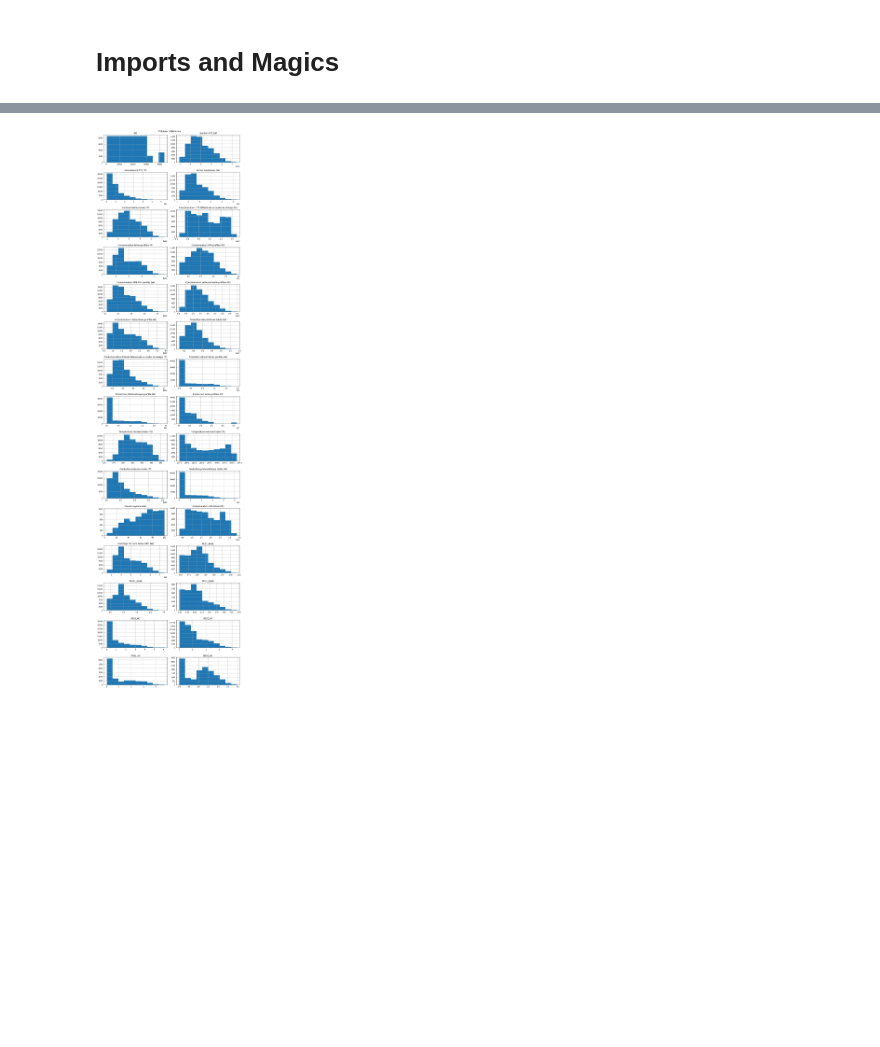
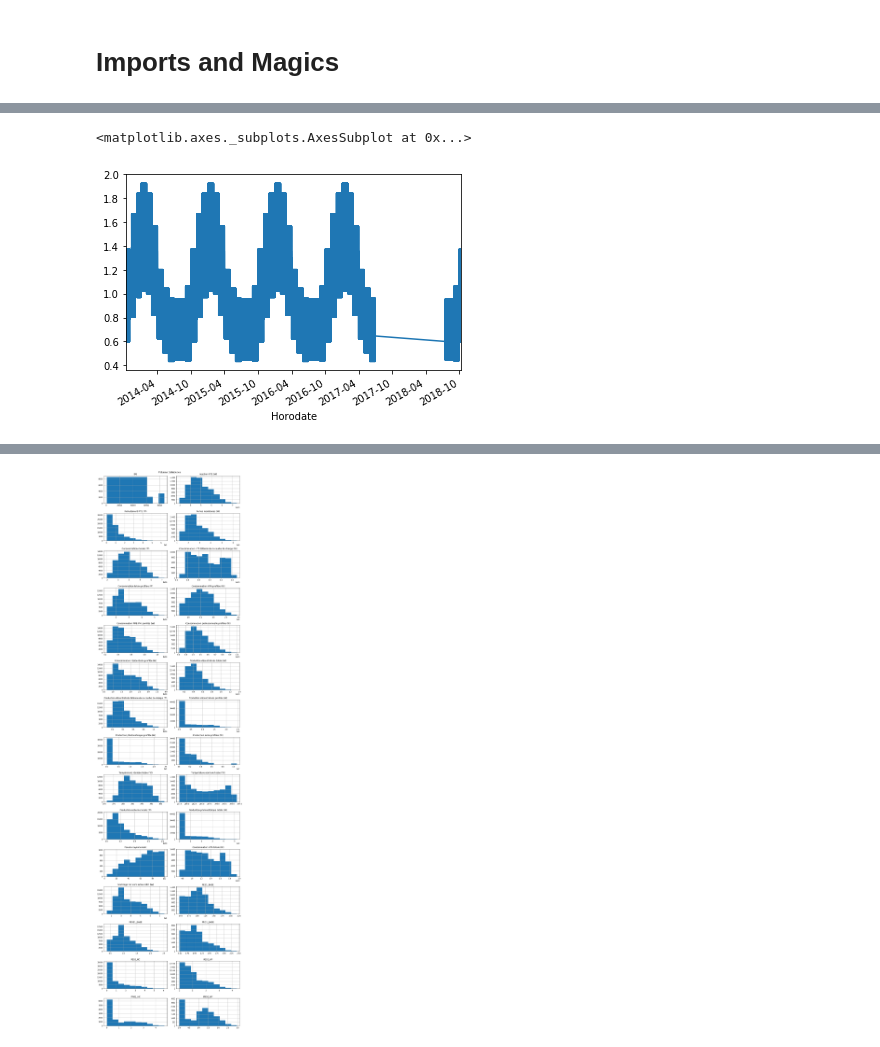
Before and after one commit to etnberz/enedis, a Jupyter notebook: notebooks/EDA.ipynb, the cells around one changed output, grey strips where cells are left out. Drawn from its saved outputs; the diff is of its cells as text; code cells hidden in the pictures; blank space fills up the shorter version.

```diff
--- a/notebooks/EDA.ipynb
+++ b/notebooks/EDA.ipynb
@@ -33,0 +486,5 @@ memory usage: 15.5 MB
+# %%
+train['RES1_BASE_mean'] = 0
+for i in range(len(train)):
+    train['RES1_BASE_mean'].iloc[i] = df_mean_tar.loc[(train['Month'].iloc[i],train['Hour'].iloc[i])]['RES11_BASE']
+    print(i)
@@ -33,0 +514,5 @@ memory usage: 15.5 MB
+# %%
+train['RES1_BASE_mean'].plot()
+# %% [output]
+<matplotlib.axes._subplots.AxesSubplot at 0x...>
+[figure, added]
```
Also changed, not shown: parts of 46 cells of this notebook, 25 other files.
